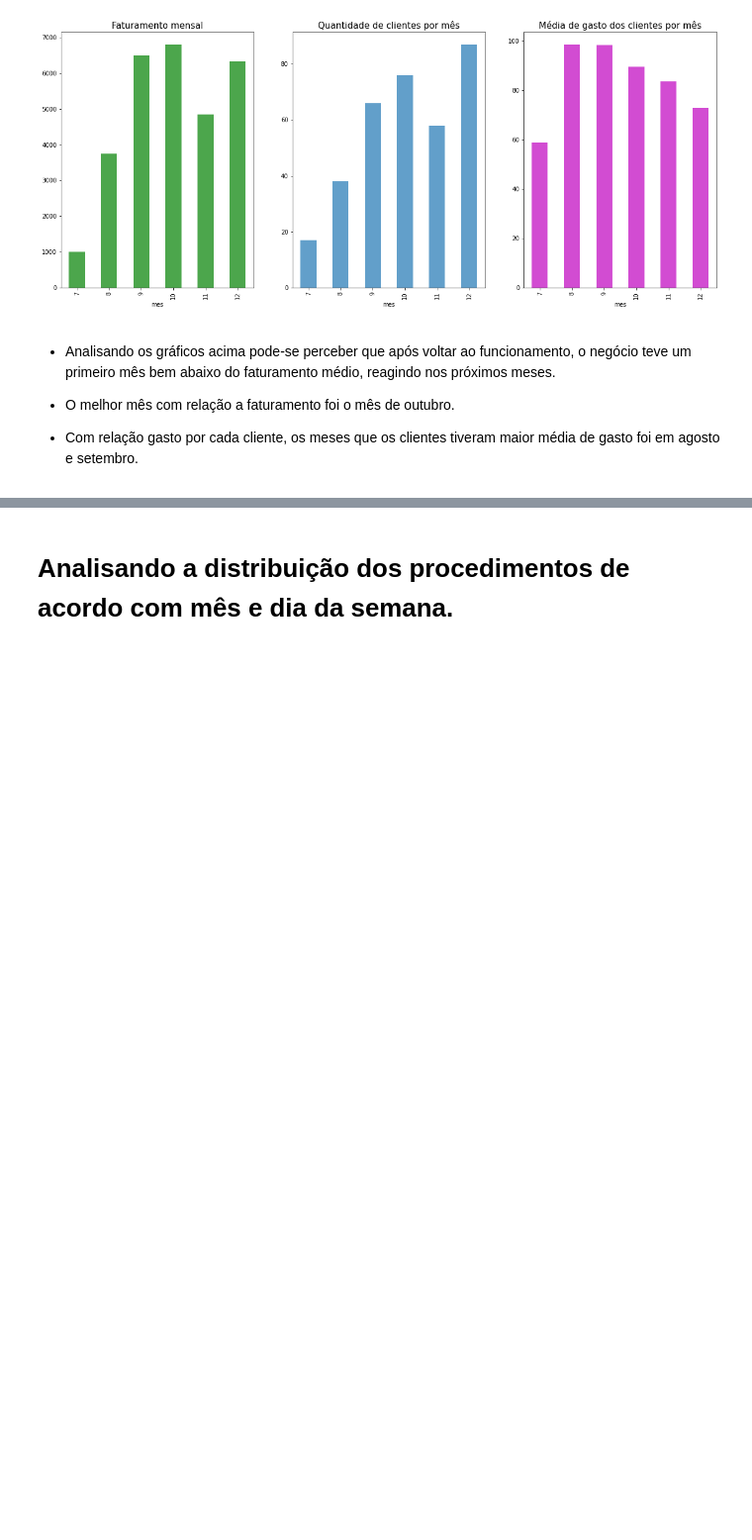
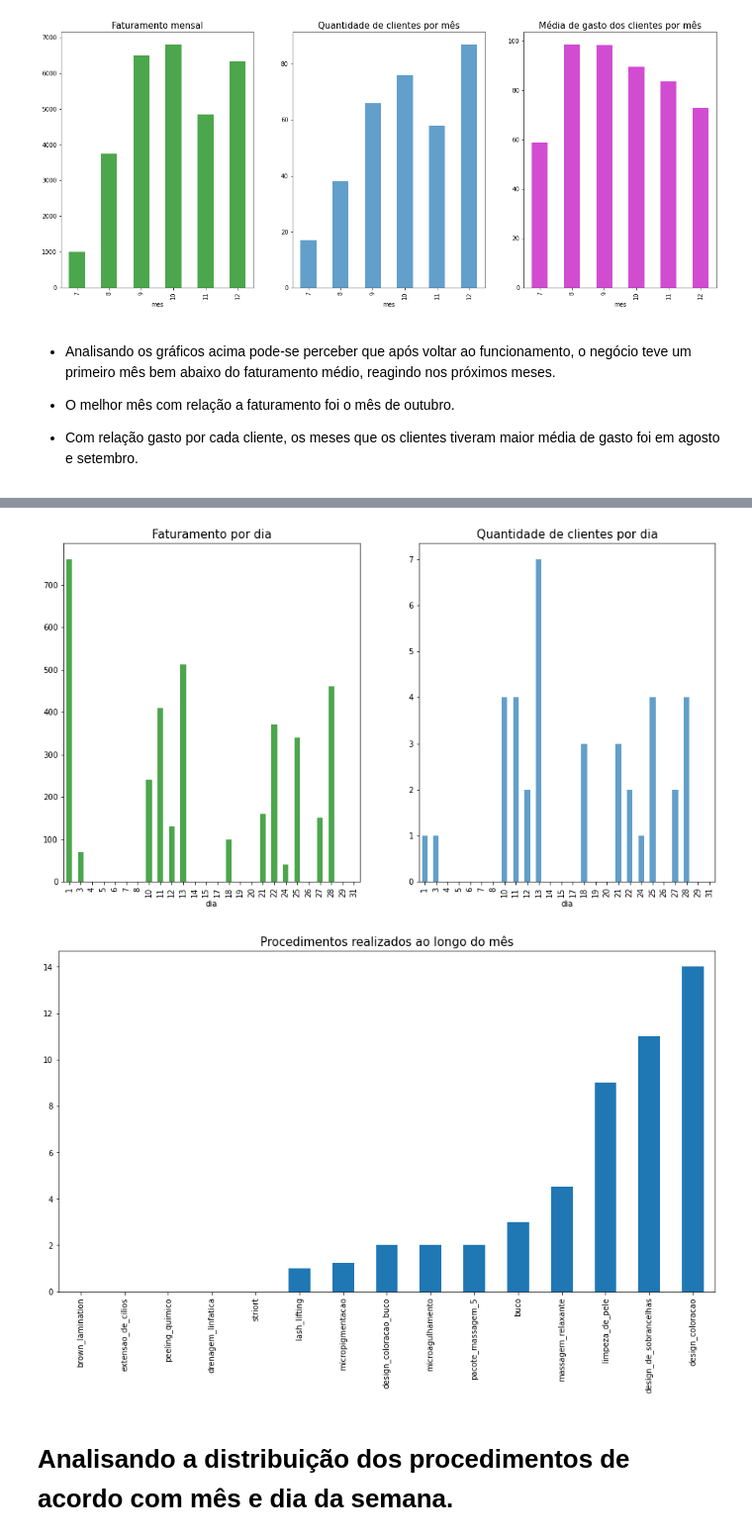
Before and after one commit to robertferro/previsao_faturamento_studio_estetica, a Jupyter notebook: 2 - Análise exploratória dos dados (EDA)/EDA_studio.ipynb, the cells around one changed output, grey strips where cells are left out. Shown at 99% size. Saved outputs shown, nothing was run; the diff lists cells and outputs as text; code cells hidden in the pictures; blank space fills up the shorter version.

```diff
--- a/2 - Análise exploratória dos dados (EDA)/EDA_studio.ipynb
+++ b/2 - Análise exploratória dos dados (EDA)/EDA_studio.ipynb
@@ -156,3 +180,31 @@ plt.show()
+# %%
+# Distribuição do faturamentoe da quantidade de clientes por dia
+
+
+
+fig,ax= plt.subplots(1,2,figsize=(15,8))
+
+
+df[(df['dia_da_semana']!='domingo') & (df['mes']==8)].groupby('dia').sum()['faturamento'].plot(kind='bar',color='g',alpha=0.7,ax=ax[0])
+ax[0].set_title('Faturamento por dia', fontsize=15)
+
+
+df[(df['dia_da_semana']!='domingo') & (df['mes']==8)].groupby('dia').sum()['qtde_clientes'].plot(kind='bar',alpha=0.7,ax=ax[1])
+ax[1].set_title('Quantidade de clientes por dia', fontsize=15)
+
+fig,ax= plt.subplots(1,1,figsize=(15,8))
+
+
+
+df[df['mes']==8].drop(columns=['dia','ano','mes','dia_da_semana','faturamento','qtde_clientes']).sum().sort_values(ascending=True).plot(kind='bar')
+
+plt.title('Procedimentos realizados ao longo do mês', fontsize=15)
+
+
+plt.show()
+# %% [output]
+[figure, added]
+[figure, added]
 # %% [markdown]
 # Analisando a distribuição dos procedimentos de acordo com mês e dia da semana.
 # %%
```
Also changed, not shown: parts of 6 cells of this notebook.
